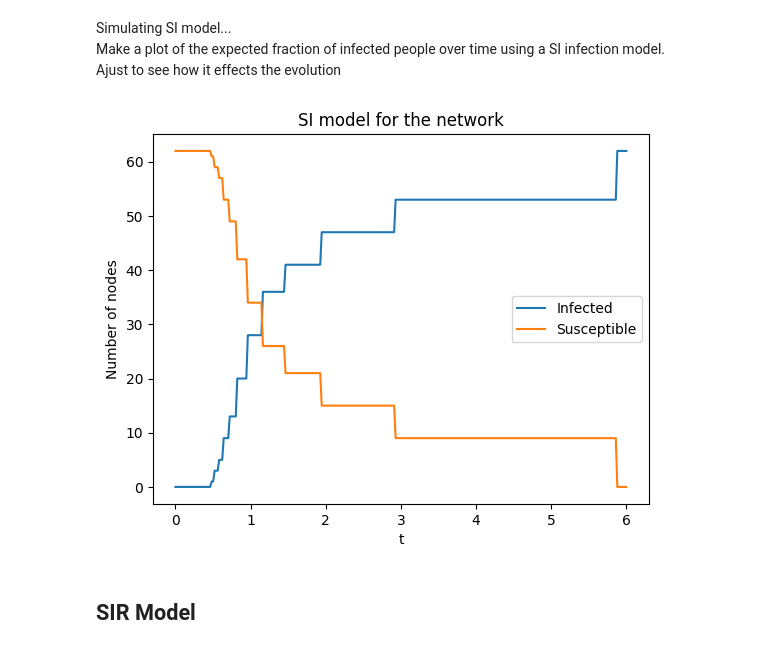
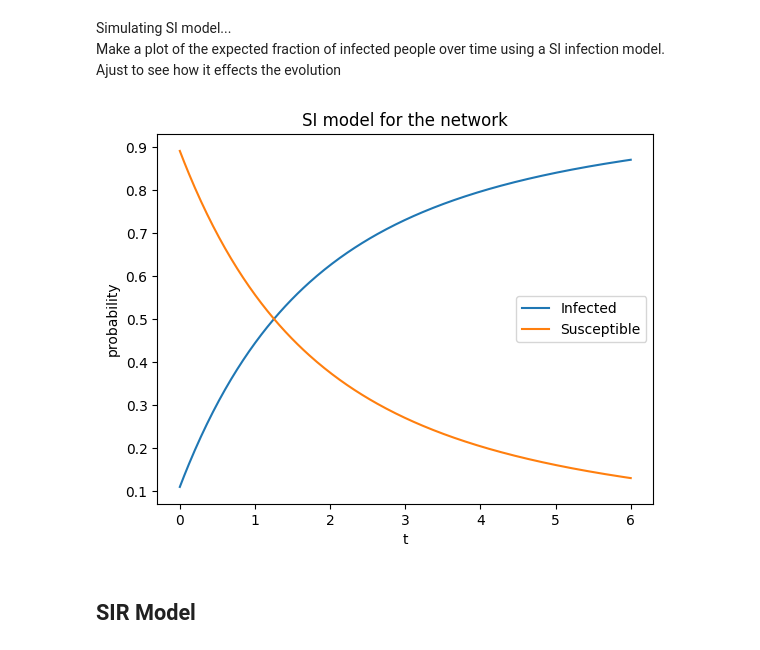
Before and after one commit to yilewang/dynamical_net_sys_class, a Jupyter notebook: lab6/lab6_yxw190015.ipynb, the cells around one changed output. Saved outputs shown, nothing was run; the diff lists cells and outputs as text; code cells hidden in the pictures.

```diff
--- a/lab6/lab6_yxw190015.ipynb
+++ b/lab6/lab6_yxw190015.ipynb
@@ -148,34 +148,34 @@ Ajust to see how it effects the evolution
 # %%
 # calculate the SI model for the network
 beta = 0.1
 # x is the fraction of infected nodes
 # 1-x is the fraction of susceptible nodes
 
 x = ones(N)*0.1
 s = 1- x
 
 history_S = []
 history_I = []
 for i,t in enumerate(time):
     for xi in range(N):
         neighbours_list = [xj for xj in where(A[:,xi]>0)]
         si = 1 - x[xi]
         dxidt = sum([beta * si * A[xj, xi] for xj in neighbours_list])
         x[xi] += dxidt*dt
         s[xi] = 1 - x[xi]
-    history_S.append(size(where(s>0.5)))
-    history_I.append(size(where(x>0.5)))
+    history_S.append(mean(s))
+    history_I.append(mean(x))
 
 
 plt.plot(time, history_I, label = 'Infected')
 plt.plot(time, history_S, label = 'Susceptible')
 plt.xlabel('t')
-plt.ylabel('Number of nodes')
+plt.ylabel('probability')
 plt.title('SI model for the network')
 plt.legend()
 plt.show()
 # %% [output]
-[figure, old version]
+[figure, new version]
 # %% [markdown]
 ## SIR Model
 # %% [markdown]
```
Also changed, not shown: parts of 1 cell of this notebook.
